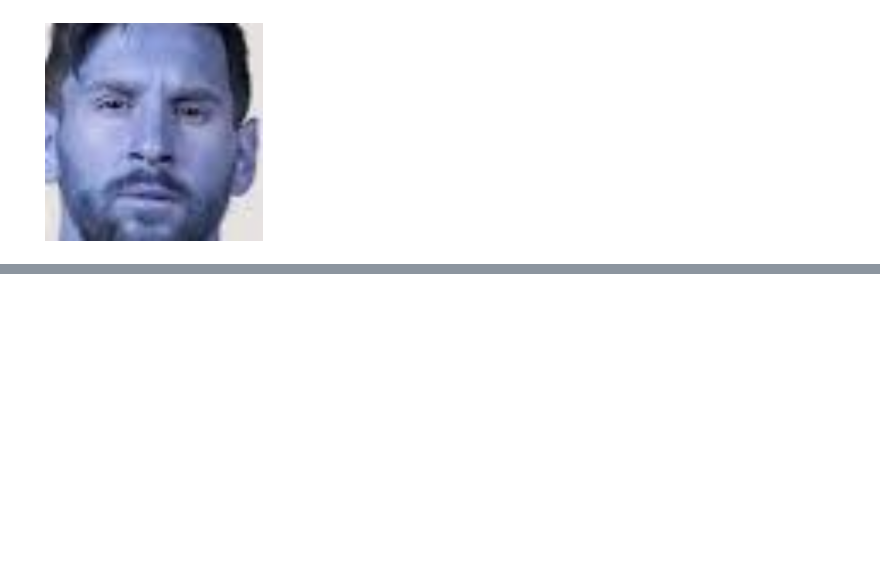
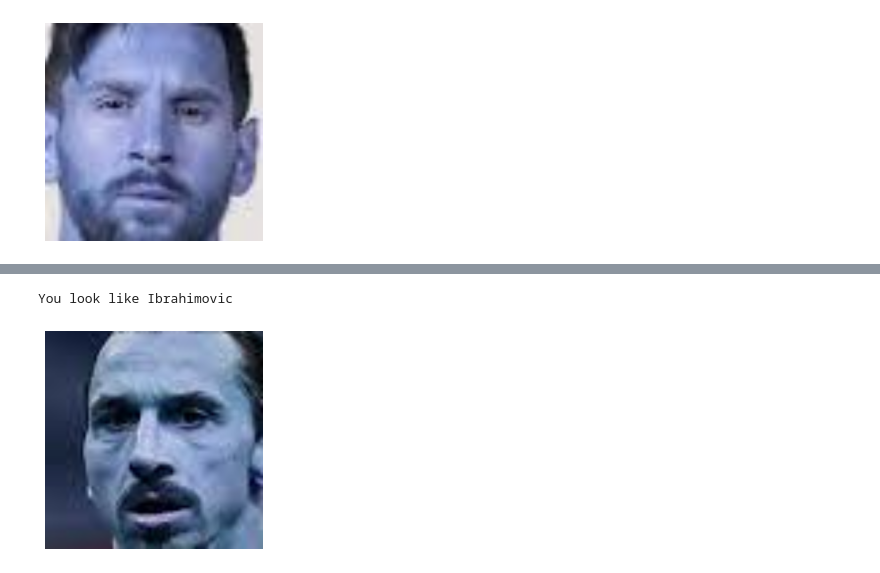
Before and after one commit to HarshitJain28/21_Days_Harshit_Jain, a Jupyter notebook: Project/Footballer_Face_Detection.ipynb, the cells around one changed output, grey strips where cells are left out. Cells and saved outputs as stored; diff of their text form; code cells hidden in the pictures; blank space fills up the shorter version.

```diff
--- a/Project/Footballer_Face_Detection.ipynb
+++ b/Project/Footballer_Face_Detection.ipynb
@@ -287,0 +273,5 @@ You look like Mbappe
+# %%
+predicting('./ibrahimovic_test.jpg')
+# %% [output]
+You look like Ibrahimovic
+[figure, added]
```
Also changed, not shown: parts of 24 cells of this notebook, 3 other files.
